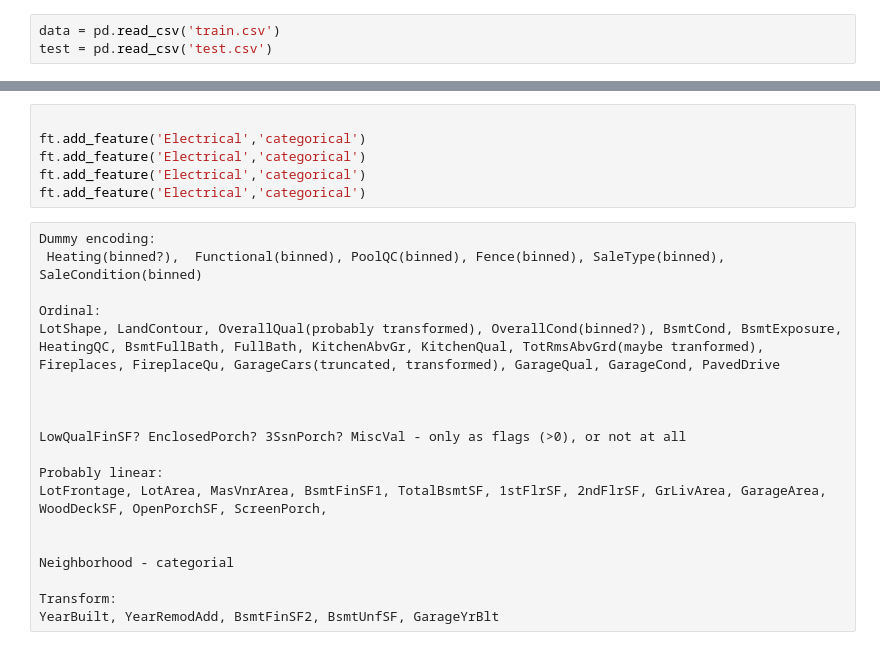
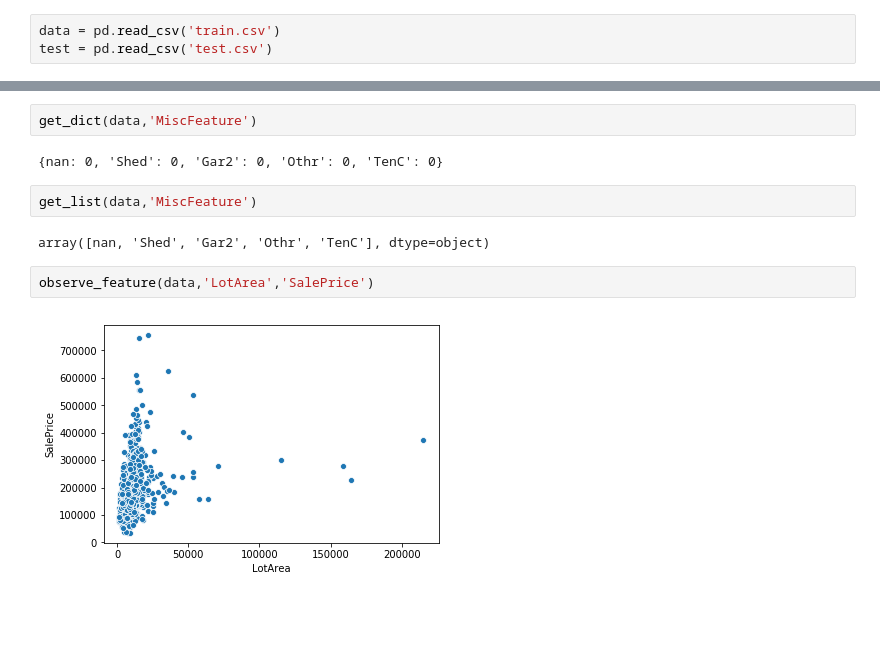
Before and after one commit to ralhadeff/kaggle-competitions, a Jupyter notebook: tools/housing_analysis.ipynb, the cells around one changed output, grey strips where cells are left out. Saved outputs shown, nothing was run; the diff lists cells and outputs as text; blank space fills up the shorter version.

```diff
--- a/tools/housing_analysis.ipynb
+++ b/tools/housing_analysis.ipynb
@@ -363,28 +111,15 @@ Gar2     2
 TenC     1
 Name: MiscFeature, dtype: int64
 [figure]
-# %%
-
-ft.add_feature('Electrical','categorical')
-ft.add_feature('Electrical','categorical')
-ft.add_feature('Electrical','categorical')
-ft.add_feature('Electrical','categorical')
-# %% [raw]
-Dummy encoding:
- Heating(binned?),  Functional(binned), PoolQC(binned), Fence(binned), SaleType(binned), SaleCondition(binned)
-
-Ordinal:
-LotShape, LandContour, OverallQual(probably transformed), OverallCond(binned?), BsmtCond, BsmtExposure, HeatingQC, BsmtFullBath, FullBath, KitchenAbvGr, KitchenQual, TotRmsAbvGrd(maybe tranformed), Fireplaces, FireplaceQu, GarageCars(truncated, transformed), GarageQual, GarageCond, PavedDrive
-
-
-
-LowQualFinSF? EnclosedPorch? 3SsnPorch? MiscVal - only as flags (>0), or not at all
-
-Probably linear:
-LotFrontage, LotArea, MasVnrArea, BsmtFinSF1, TotalBsmtSF, 1stFlrSF, 2ndFlrSF, GrLivArea, GarageArea, WoodDeckSF, OpenPorchSF, ScreenPorch,
-
-
-Neighborhood - categorial
-
-Transform:
-YearBuilt, YearRemodAdd, BsmtFinSF2, BsmtUnfSF, GarageYrBlt
+# %%
+get_dict(data,'MiscFeature')
+# %% [output]
+{nan: 0, 'Shed': 0, 'Gar2': 0, 'Othr': 0, 'TenC': 0}
+# %%
+get_list(data,'MiscFeature')
+# %% [output]
+array([nan, 'Shed', 'Gar2', 'Othr', 'TenC'], dtype=object)
+# %%
+observe_feature(data,'LotArea','SalePrice')
+# %% [output]
+[figure, added]
```
Also changed, not shown: parts of 32 cells of this notebook.
